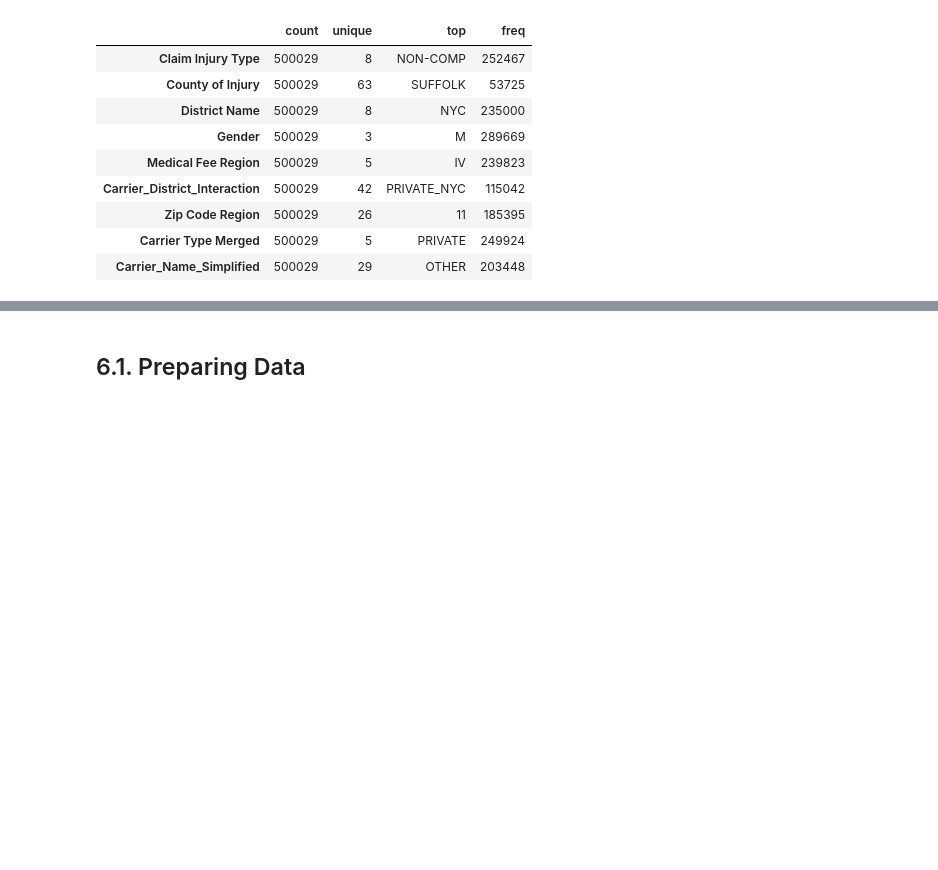
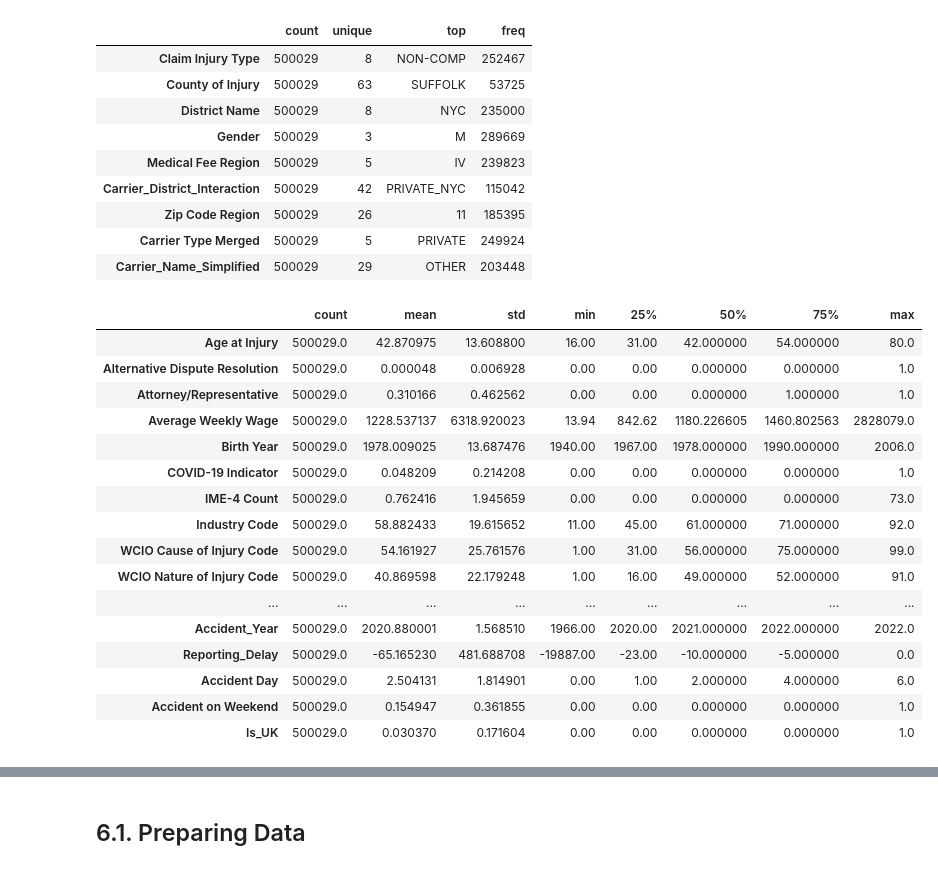
Before and after one commit to xandga/Machine_Learning_project, a Jupyter notebook: Deliverables/Notebook.ipynb, the cells around one changed output, grey strips where cells are left out. Drawn from its saved outputs; the diff is of its cells as text; code cells hidden in the pictures; blank space fills up the shorter version.

```diff
--- a/Deliverables/Notebook.ipynb
+++ b/Deliverables/Notebook.ipynb
@@ -1640,3 +1665,23 @@ df_cleaned.describe(include='O').T
 | Zip Code Region | 500029 | 26 | 11 | 185395 |
 | Carrier Type Merged | 500029 | 5 | PRIVATE | 249924 |
 | Carrier_Name_Simplified | 500029 | 29 | OTHER | 203448 |
+# %%
+df_cleaned.describe().T
+# %% [output]
+|  | count | mean | std | min | 25% | 50% | 75% | max |
+| Age at Injury | 500029.0 | 42.870975 | 13.608800 | 16.00 | 31.00 | 42.000000 | 54.000000 | 80.0 |
+| Alternative Dispute Resolution | 500029.0 | 0.000048 | 0.006928 | 0.00 | 0.00 | 0.000000 | 0.000000 | 1.0 |
+| Attorney/Representative | 500029.0 | 0.310166 | 0.462562 | 0.00 | 0.00 | 0.000000 | 1.000000 | 1.0 |
+| Average Weekly Wage | 500029.0 | 1228.537137 | 6318.920023 | 13.94 | 842.62 | 1180.226605 | 1460.802563 | 2828079.0 |
+| Birth Year | 500029.0 | 1978.009025 | 13.687476 | 1940.00 | 1967.00 | 1978.000000 | 1990.000000 | 2006.0 |
+| COVID-19 Indicator | 500029.0 | 0.048209 | 0.214208 | 0.00 | 0.00 | 0.000000 | 0.000000 | 1.0 |
+| IME-4 Count | 500029.0 | 0.762416 | 1.945659 | 0.00 | 0.00 | 0.000000 | 0.000000 | 73.0 |
+| Industry Code | 500029.0 | 58.882433 | 19.615652 | 11.00 | 45.00 | 61.000000 | 71.000000 | 92.0 |
+| WCIO Cause of Injury Code | 500029.0 | 54.161927 | 25.761576 | 1.00 | 31.00 | 56.000000 | 75.000000 | 99.0 |
+| WCIO Nature of Injury Code | 500029.0 | 40.869598 | 22.179248 | 1.00 | 16.00 | 49.000000 | 52.000000 | 91.0 |
+| ... | ... | ... | ... | ... | ... | ... | ... | ... |
+| Accident_Year | 500029.0 | 2020.880001 | 1.568510 | 1966.00 | 2020.00 | 2021.000000 | 2022.000000 | 2022.0 |
+| Reporting_Delay | 500029.0 | -65.165230 | 481.688708 | -19887.00 | -23.00 | -10.000000 | -5.000000 | 0.0 |
+| Accident Day | 500029.0 | 2.504131 | 1.814901 | 0.00 | 1.00 | 2.000000 | 4.000000 | 6.0 |
+| Accident on Weekend | 500029.0 | 0.154947 | 0.361855 | 0.00 | 0.00 | 0.000000 | 0.000000 | 1.0 |
+| Is_UK | 500029.0 | 0.030370 | 0.171604 | 0.00 | 0.00 | 0.000000 | 0.000000 | 1.0 |
```
Also changed, not shown: parts of 34 cells of this notebook.
